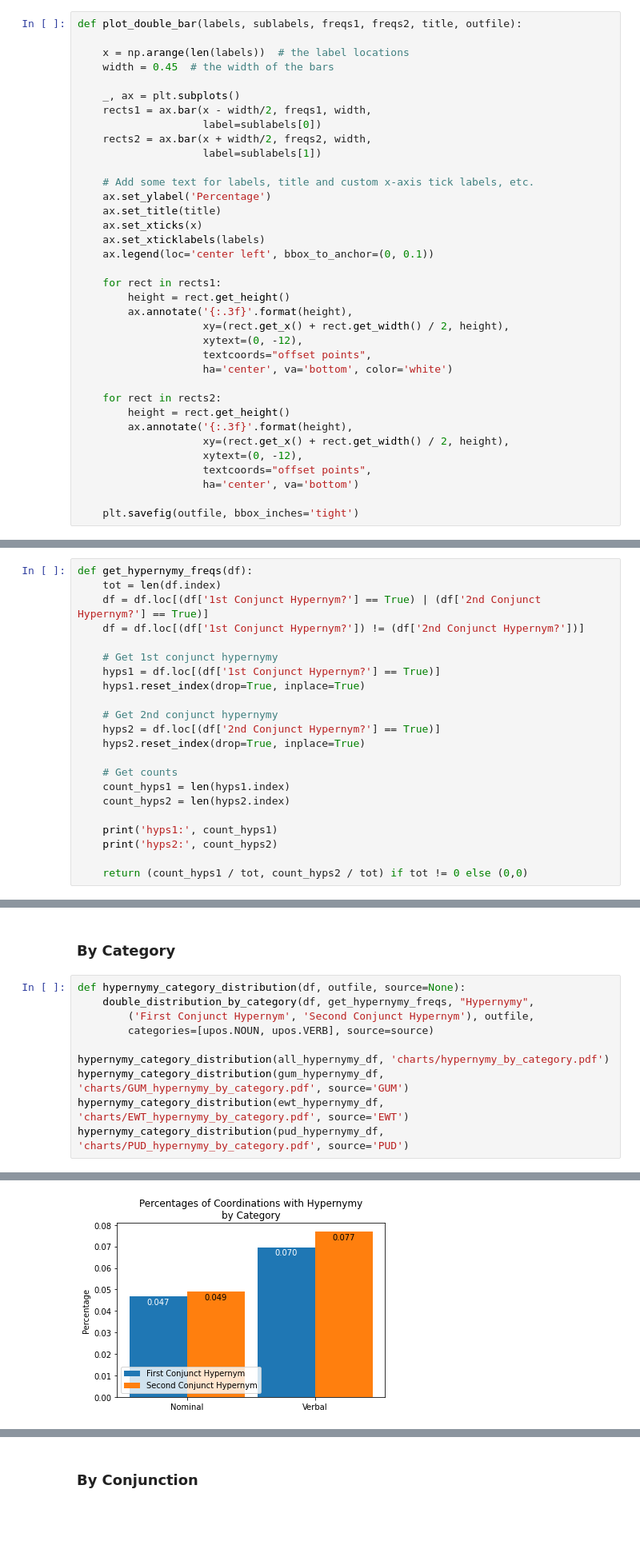
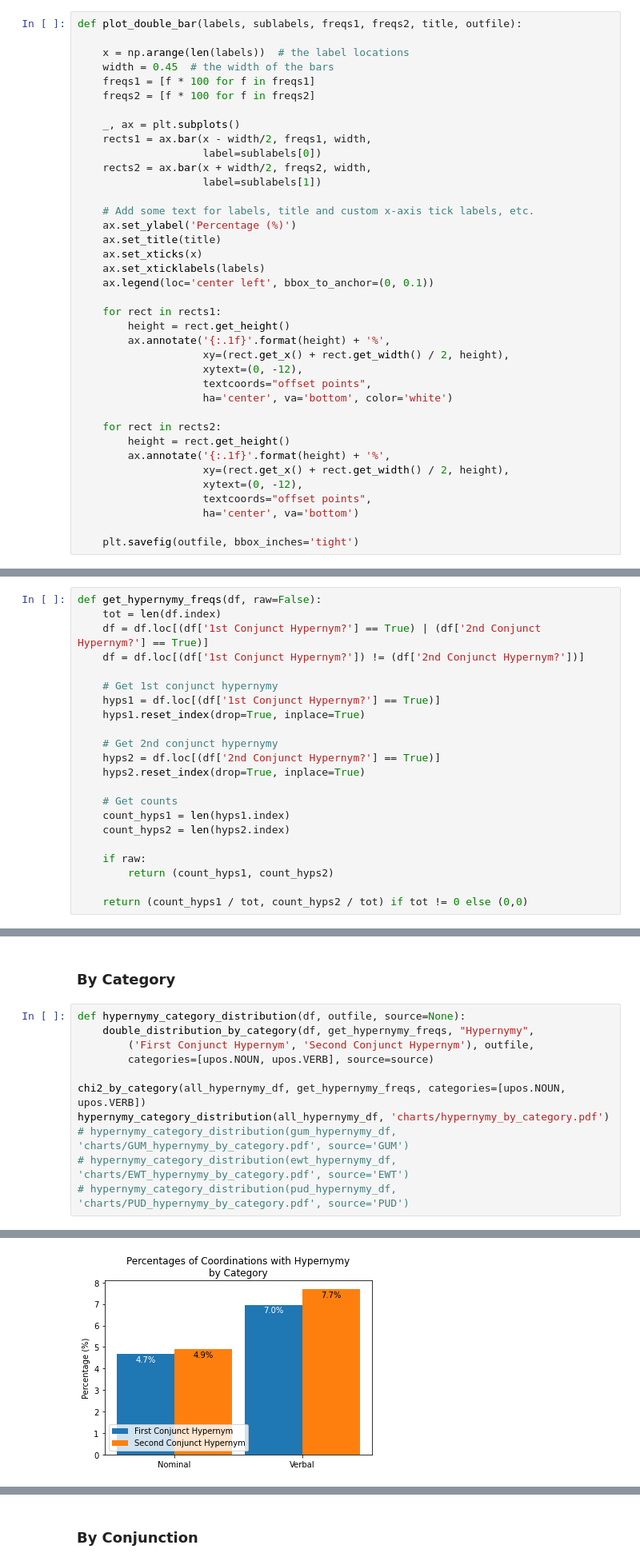
Before and after one commit to jkallini/SemanticCoordinationAnalysis, a Jupyter notebook: analysis.ipynb, the cells around one changed output, grey strips where cells are left out. Shown: that part at 80% size. Cells and saved outputs as stored; diff of their text form; blank space fills up the shorter version.

```diff
--- a/analysis.ipynb
+++ b/analysis.ipynb
@@ -192,6 +254,8 @@ def plot_double_bar(labels, sublabels, freqs1, freqs2, title, outfile):
 
     x = np.arange(len(labels))  # the label locations
     width = 0.45  # the width of the bars
+    freqs1 = [f * 100 for f in freqs1]
+    freqs2 = [f * 100 for f in freqs2]
 
     _, ax = plt.subplots()
     rects1 = ax.bar(x - width/2, freqs1, width,
@@ -200,7 +264,7 @@ def plot_double_bar(labels, sublabels, freqs1, freqs2, title, outfile):
                     label=sublabels[1])
 
     # Add some text for labels, title and custom x-axis tick labels, etc.
-    ax.set_ylabel('Percentage')
+    ax.set_ylabel('Percentage (%)')
     ax.set_title(title)
     ax.set_xticks(x)
     ax.set_xticklabels(labels)
@@ -208,7 +272,7 @@ def plot_double_bar(labels, sublabels, freqs1, freqs2, title, outfile):
 
     for rect in rects1:
         height = rect.get_height()
-        ax.annotate('{:.3f}'.format(height),
+        ax.annotate('{:.1f}'.format(height) + '%',
                     xy=(rect.get_x() + rect.get_width() / 2, height),
                     xytext=(0, -12),
                     textcoords="offset points",
@@ -216,7 +280,7 @@ def plot_double_bar(labels, sublabels, freqs1, freqs2, title, outfile):
 
     for rect in rects2:
         height = rect.get_height()
-        ax.annotate('{:.3f}'.format(height),
+        ax.annotate('{:.1f}'.format(height) + '%',
                     xy=(rect.get_x() + rect.get_width() / 2, height),
                     xytext=(0, -12),
                     textcoords="offset points",
@@ -503,7 +531,7 @@ not ants: 2
 # %% [markdown]
 # Hypernymy
 # %%
-def get_hypernymy_freqs(df):
+def get_hypernymy_freqs(df, raw=False):
     tot = len(df.index)
     df = df.loc[(df['1st Conjunct Hypernym?'] == True) | (df['2nd Conjunct Hypernym?'] == True)]
     df = df.loc[(df['1st Conjunct Hypernym?']) != (df['2nd Conjunct Hypernym?'])]
@@ -520,8 +548,8 @@ def get_hypernymy_freqs(df):
     count_hyps1 = len(hyps1.index)
     count_hyps2 = len(hyps2.index)
 
-    print('hyps1:', count_hyps1)
-    print('hyps2:', count_hyps2)
+    if raw:
+        return (count_hyps1, count_hyps2)
 
     return (count_hyps1 / tot, count_hyps2 / tot) if tot != 0 else (0,0)
 # %% [markdown]
@@ -565,8 +590,9 @@ def hypernymy_category_distribution(df, outfile, source=None):
         ('First Conjunct Hypernym', 'Second Conjunct Hypernym'), outfile,
         categories=[upos.NOUN, upos.VERB], source=source)
 
+chi2_by_category(all_hypernymy_df, get_hypernymy_freqs, categories=[upos.NOUN, upos.VERB])
 hypernymy_category_distribution(all_hypernymy_df, 'charts/hypernymy_by_category.pdf')
-hypernymy_category_distribution(gum_hypernymy_df, 'charts/GUM_hypernymy_by_category.pdf', source='GUM')
-hypernymy_category_distribution(ewt_hypernymy_df, 'charts/EWT_hypernymy_by_category.pdf', source='EWT')
-hypernymy_category_distribution(pud_hypernymy_df, 'charts/PUD_hypernymy_by_category.pdf', source='PUD')
+# hypernymy_category_distribution(gum_hypernymy_df, 'charts/GUM_hypernymy_by_category.pdf', source='GUM')
+# hypernymy_category_distribution(ewt_hypernymy_df, 'charts/EWT_hypernymy_by_category.pdf', source='EWT')
+# hypernymy_category_distribution(pud_hypernymy_df, 'charts/PUD_hypernymy_by_category.pdf', source='PUD')
 # %% [output]
@@ -590 +612 @@ hyps2: 8
-[figure, old version]
+[figure, new version]
```
Also changed, not shown: parts of 20 cells of this notebook.
